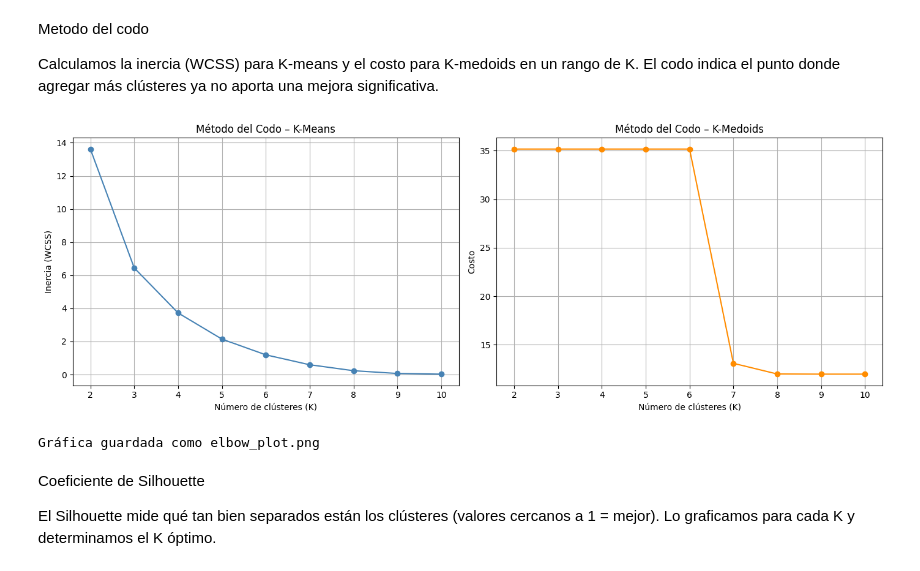
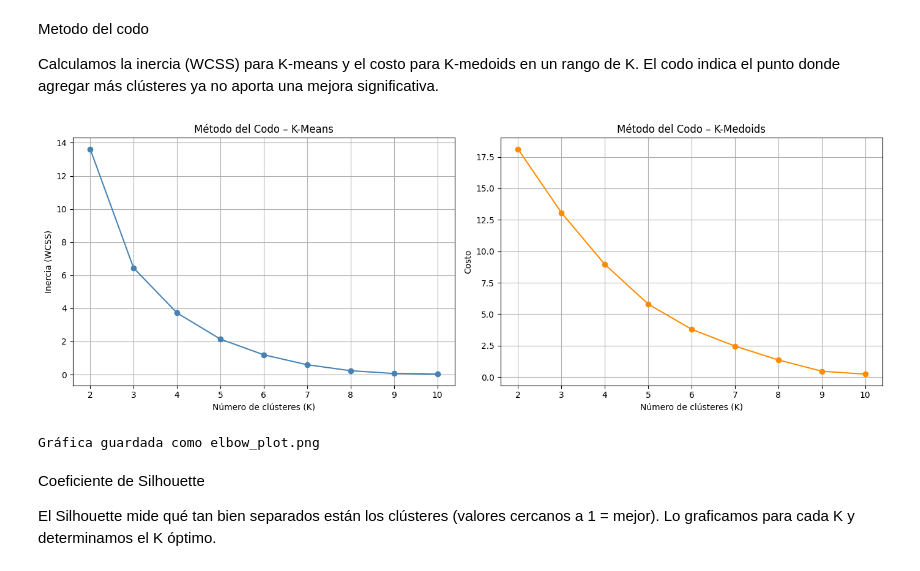
Before and after one commit to PedroPabloGuzmanMayen/Lab3__SDS, a Jupyter notebook: lab3.ipynb, the cells around one changed output. Drawn from its saved outputs; the diff is of its cells as text; code cells hidden in the pictures.

Commit message:
Actualizacion Clustering y Jaccard

```diff
--- a/lab3.ipynb
+++ b/lab3.ipynb
@@ -264,37 +264,50 @@ K_range = range(2, 11)
 # K-means: inercia
 inertias_km = []
 for k in K_range:
     km = KMeans(n_clusters=k, random_state=42, n_init=10)
     km.fit(X)
     inertias_km.append(km.inertia_)
 
 # K-medoids: costo
 costs_kmed = []
+k_valid_elbow = []
 for k in K_range:
-    kmed = KMedoids(n_clusters=k, random_state=42, max_iter=300)
-    kmed.fit(X)
+    kmed = KMedoids(
+        n_clusters=k,
+        metric='euclidean',
+        method='pam',
+        init='k-medoids++',
+        random_state=42,
+        max_iter=500
+    )
+    labels = kmed.fit_predict(X)
+    unique_labels = np.unique(labels)
+    if len(unique_labels) < k:
+        print(f"K={k}: solo {len(unique_labels)} clústeres generados, omitiendo...")
+        continue
     costs_kmed.append(kmed.inertia_)
+    k_valid_elbow.append(k)
 
 fig, axes = plt.subplots(1, 2, figsize=(14, 5))
 
 axes[0].plot(list(K_range), inertias_km, marker='o', color='steelblue')
 axes[0].set_title('Método del Codo – K-Means')
 axes[0].set_xlabel('Número de clústeres (K)')
 axes[0].set_ylabel('Inercia (WCSS)')
 axes[0].grid(True)
 
-axes[1].plot(list(K_range), costs_kmed, marker='o', color='darkorange')
+axes[1].plot(k_valid_elbow, costs_kmed, marker='o', color='darkorange')
 axes[1].set_title('Método del Codo – K-Medoids')
 axes[1].set_xlabel('Número de clústeres (K)')
 axes[1].set_ylabel('Costo')
 axes[1].grid(True)
 
 plt.tight_layout()
 plt.savefig('elbow_plot.png', dpi=150)
 plt.show()
 print('Gráfica guardada como elbow_plot.png')
 # %% [output]
-[figure, old version]
+[figure, new version]
 Gráfica guardada como elbow_plot.png
 # %% [markdown]
 Coeficiente de Silhouette
```
Also changed, not shown: parts of 4 cells of this notebook, 1 other file.
